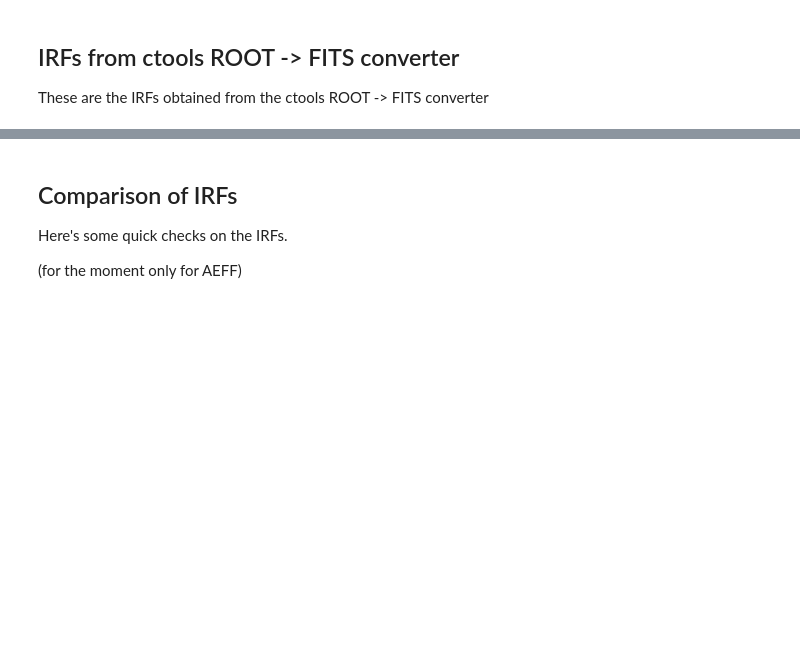
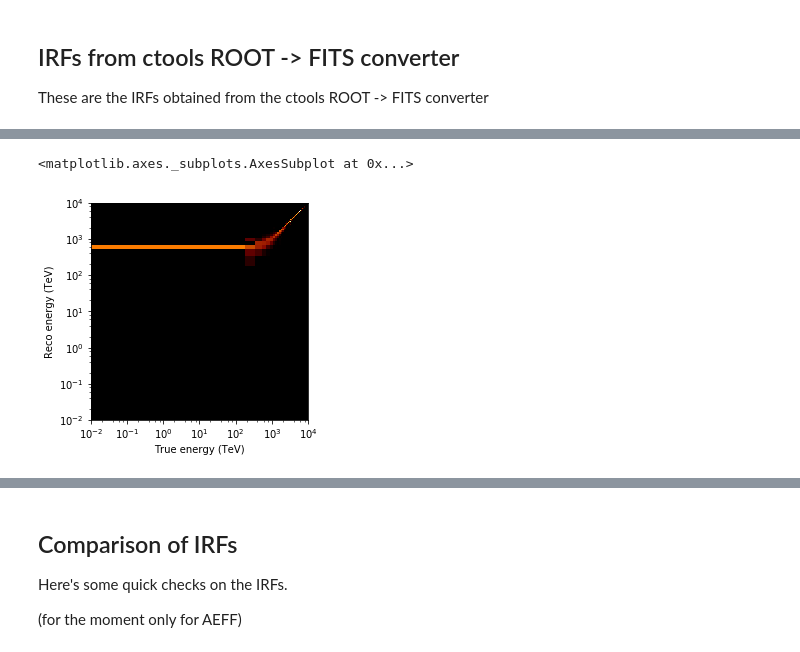
Before and after one commit to gammasky/cta-dc, a Jupyter notebook: irf/prod3/irf_check.ipynb, the cells around one changed output, grey strips where cells are left out. Saved outputs shown, nothing was run; the diff lists cells and outputs as text; code cells hidden in the pictures; blank space fills up the shorter version.

```diff
--- a/irf/prod3/irf_check.ipynb
+++ b/irf/prod3/irf_check.ipynb
@@ -71,2 +95,8 @@ irf.edisp.peek()
+# %%
+rmf = irf.edisp.to_energy_dispersion(offset=0 * u.deg)
+rmf.plot_matrix()
+# %% [output]
+<matplotlib.axes._subplots.AxesSubplot at 0x...>
+[figure, added]
 # %%
 irf.bkg.plot_image(energy='0.1 TeV')
```
Also changed, not shown: parts of 14 cells of this notebook.
